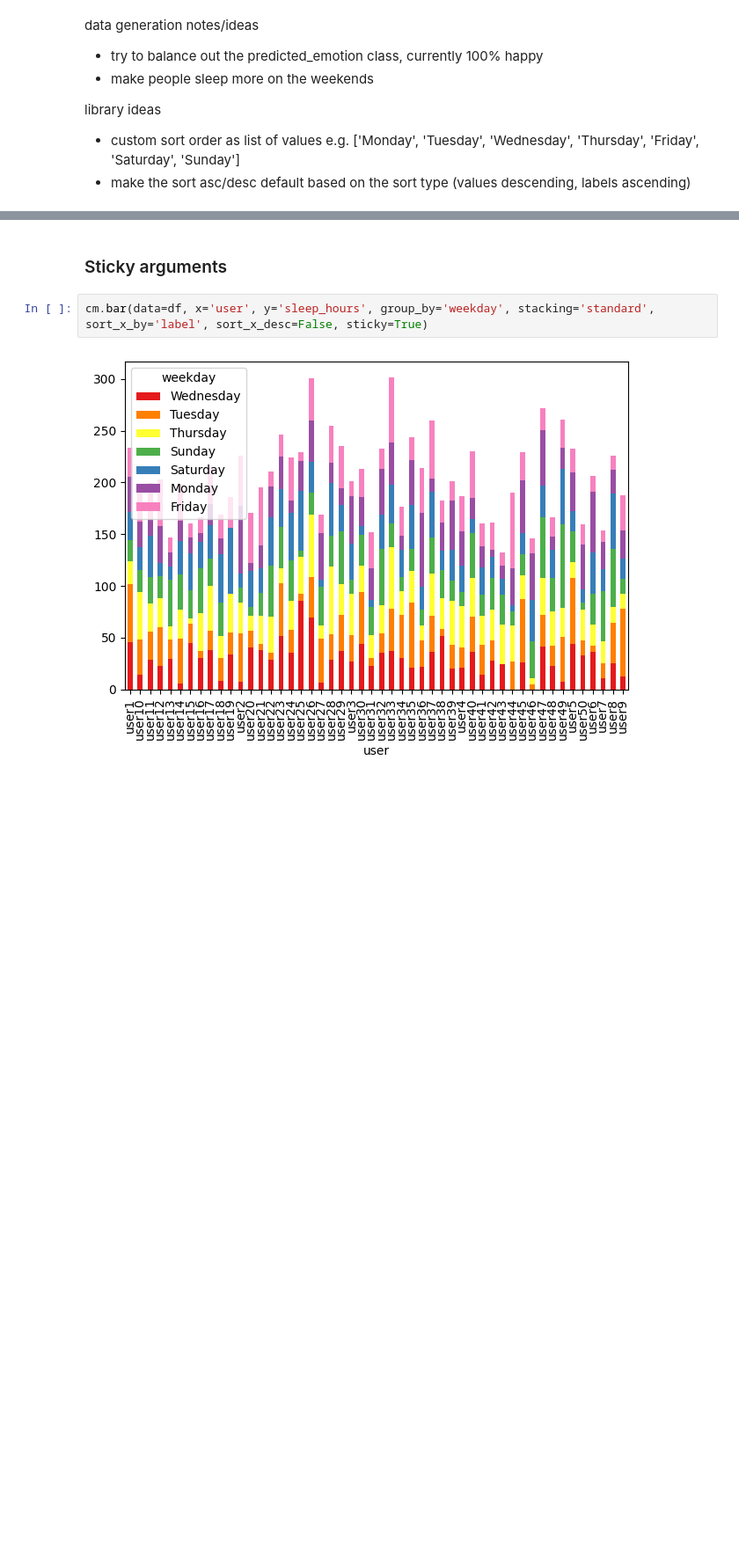
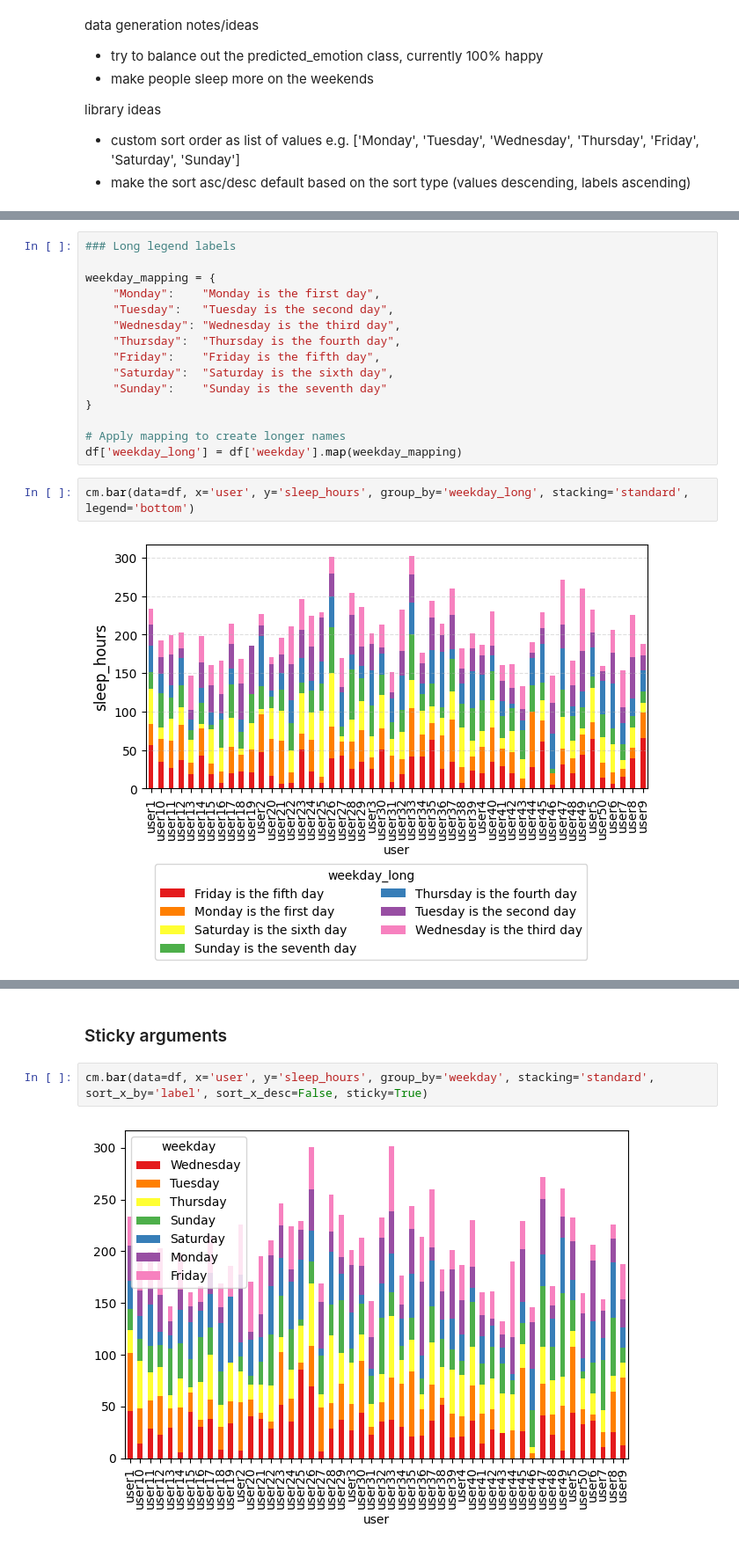
Before and after one commit to alextgould/lazychart, a Jupyter notebook: examples/demo_usage.ipynb, the cells around one changed output, grey strips where cells are left out. Shown: that part at 88% size. Cells and saved outputs as stored; diff of their text form; blank space fills up the shorter version.

```diff
--- a/examples/demo_usage.ipynb
+++ b/examples/demo_usage.ipynb
@@ -42,0 +47,19 @@ cm.bar(data=df, x='user', y='sleep_hours', group_by='weekday', stacking='standar
+# %%
+### Long legend labels
+
+weekday_mapping = {
+    "Monday":    "Monday is the first day",
+    "Tuesday":   "Tuesday is the second day",
+    "Wednesday": "Wednesday is the third day",
+    "Thursday":  "Thursday is the fourth day",
+    "Friday":    "Friday is the fifth day",
+    "Saturday":  "Saturday is the sixth day",
+    "Sunday":    "Sunday is the seventh day"
+}
+
+# Apply mapping to create longer names
+df['weekday_long'] = df['weekday'].map(weekday_mapping)
+# %%
+cm.bar(data=df, x='user', y='sleep_hours', group_by='weekday_long', stacking='standard', legend='bottom')
+# %% [output]
+[figure, added]
```
Also changed, not shown: parts of 4 cells of this notebook, 2 other files.
